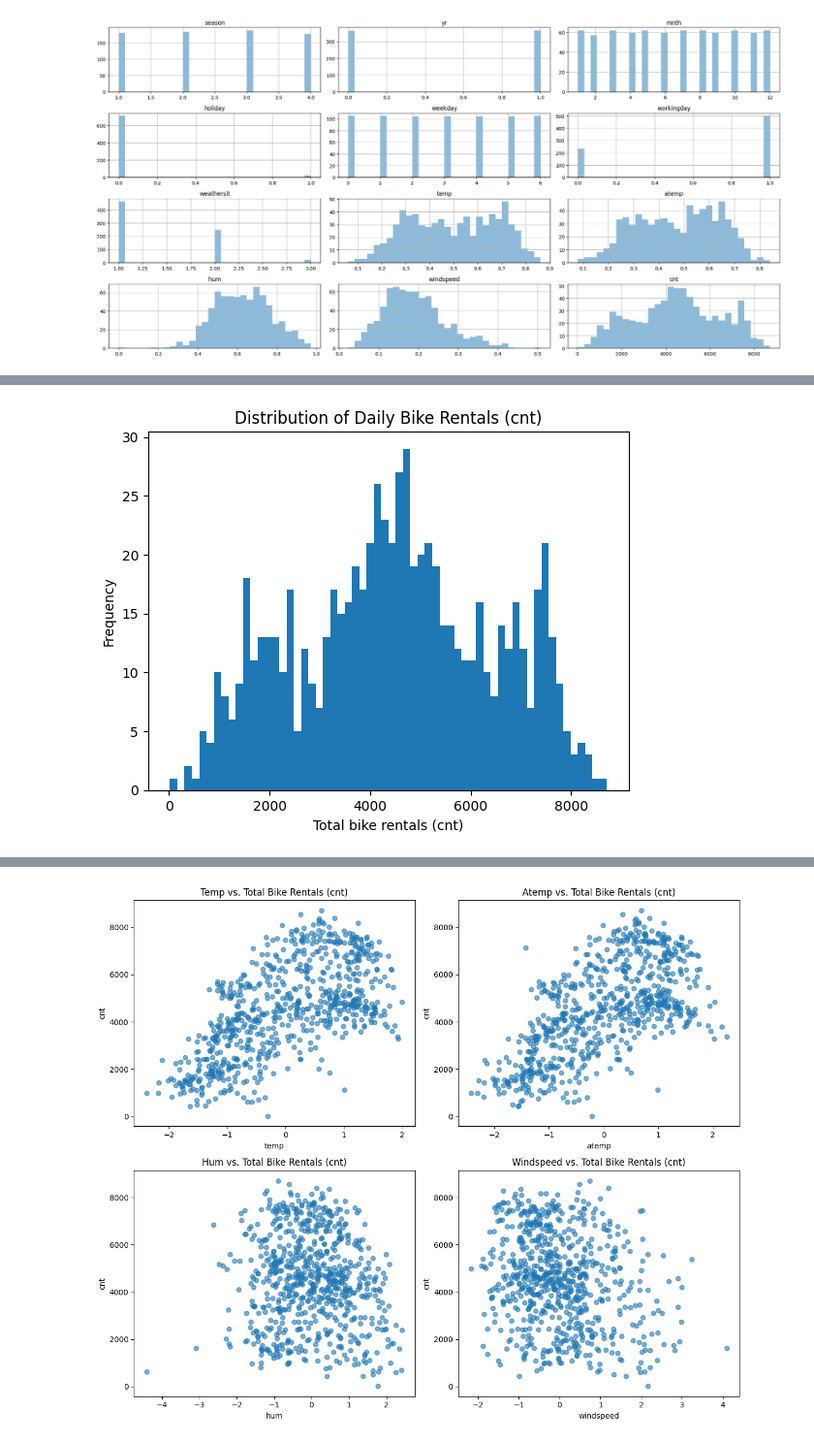
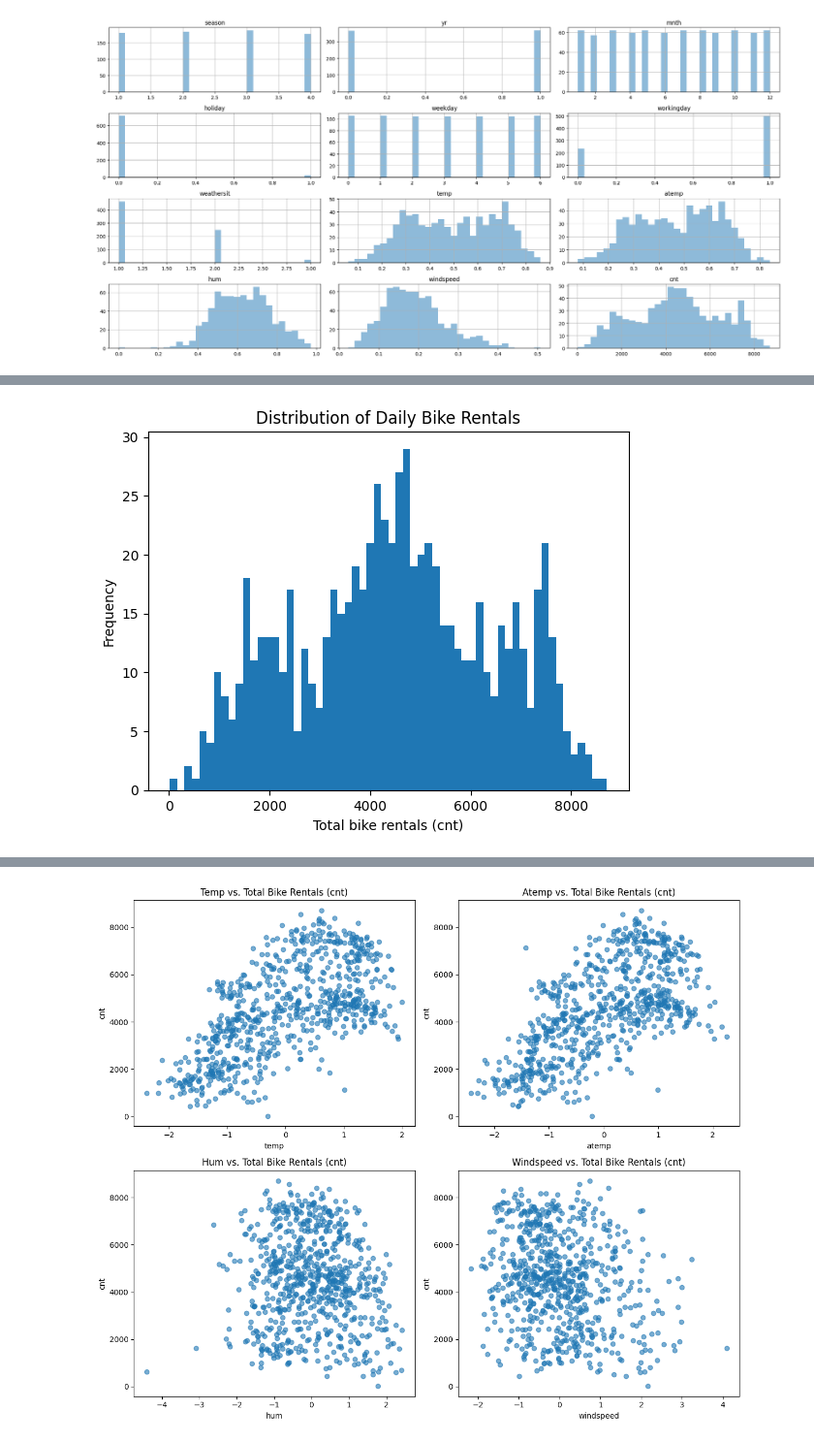
Before and after one commit to karineha1/MiniProject-1-GR83, a Jupyter notebook: Task_1_Mini_project_1.ipynb, the cells around one changed output, grey strips where cells are left out. Shown at 97% size. Drawn from its saved outputs; the diff is of its cells as text; code cells hidden in the pictures.

```diff
--- a/Task_1_Mini_project_1.ipynb
+++ b/Task_1_Mini_project_1.ipynb
@@ -176,9 +157,10 @@ The distribution of the total bike rentals target feature `cnt` ranges from 0 to
 # %%
+# Histogram of the target variable cnt
 plt.figure()
 plt.hist(df['cnt'], bins=60)
 plt.xlabel('Total bike rentals (cnt)')
 plt.ylabel('Frequency')
-plt.title('Distribution of Daily Bike Rentals (cnt)')
+plt.title('Distribution of Daily Bike Rentals')
 plt.show()
 # %% [output]
-[figure, old version]
+[figure, new version]
```
Also changed, not shown: parts of 10 cells of this notebook.
